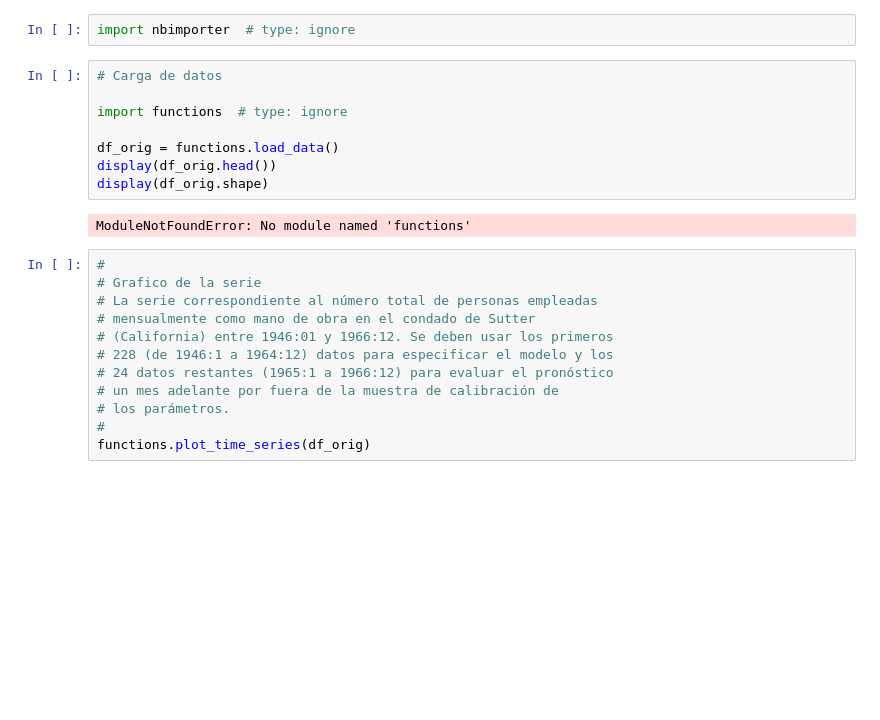
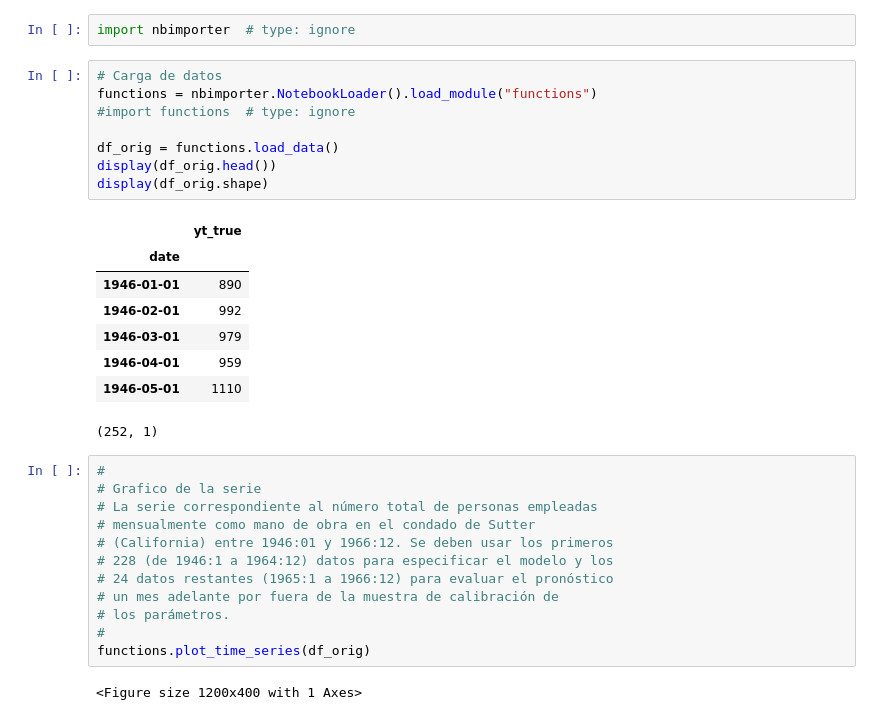
Before and after one commit to 2026-2-predictiva/std-oscar-alberto-ocampo-ardila, a Jupyter notebook: PRE_08_series_de_tiempo/notebooks/notebook_1.ipynb, the cells around one changed output. Drawn from its saved outputs; the diff is of its cells as text; blank space fills up the shorter version.

```diff
--- a/PRE_08_series_de_tiempo/notebooks/notebook_1.ipynb
+++ b/PRE_08_series_de_tiempo/notebooks/notebook_1.ipynb
@@ -2,14 +2,21 @@
 import nbimporter  # type: ignore
 # %%
 # Carga de datos
-
-import functions  # type: ignore
+functions = nbimporter.NotebookLoader().load_module("functions")
+#import functions  # type: ignore
 
 df_orig = functions.load_data()
 display(df_orig.head())
 display(df_orig.shape)
 # %% [output]
+|  | yt_true |
+| date |  |
+| 1946-01-01 | 890 |
+| 1946-02-01 | 992 |
+| 1946-03-01 | 979 |
+| 1946-04-01 | 959 |
+| 1946-05-01 | 1110 |
-ModuleNotFoundError: No module named 'functions'
+(252, 1)
 # %%
 #
 # Grafico de la serie
@@ -22,6 +29,8 @@ ModuleNotFoundError: No module named 'functions'
 # los parámetros.
 #
 functions.plot_time_series(df_orig)
+# %% [output]
+<Figure size 1200x400 with 1 Axes>
 # %%
 #
 # Autocorrelograma simple
```
Also changed, not shown: parts of 5 cells of this notebook, 2 other files.
